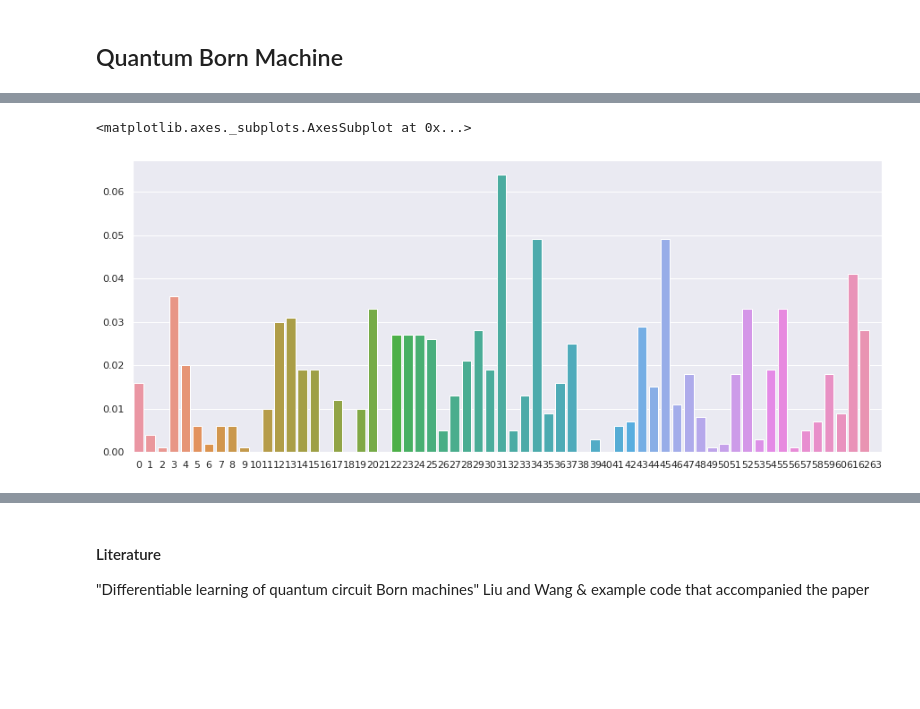
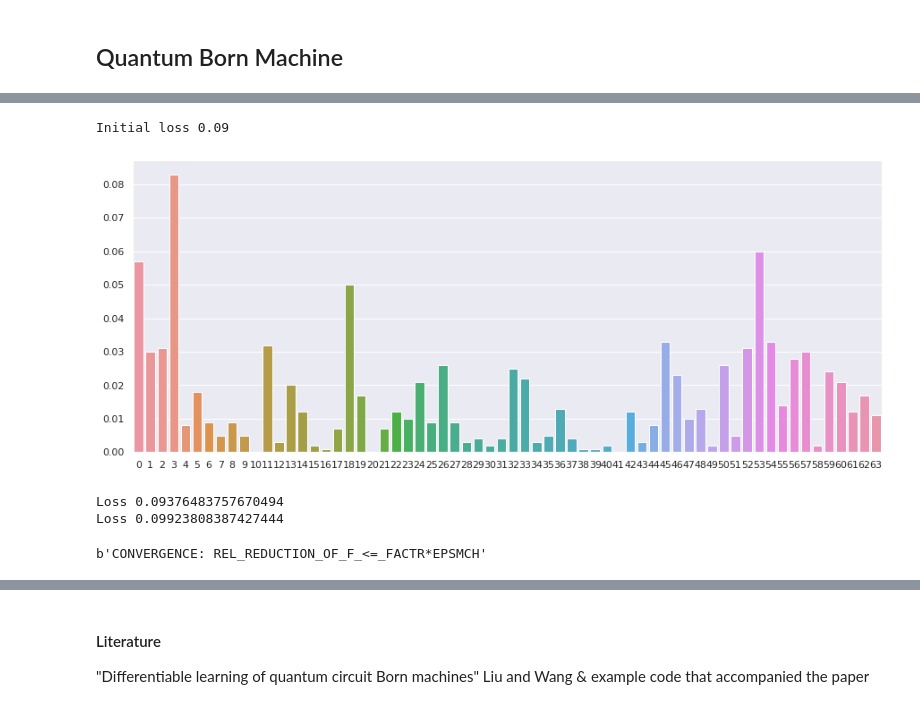
Before and after one commit to asakhnenko/EntangledSolutions, a Jupyter notebook: deep_learning/q_born_machine_qiskit.ipynb, the cells around one changed output, grey strips where cells are left out. Cells and saved outputs as stored; diff of their text form; code cells hidden in the pictures; blank space fills up the shorter version.

```diff
--- a/deep_learning/q_born_machine_qiskit.ipynb
+++ b/deep_learning/q_born_machine_qiskit.ipynb
@@ -43,11 +43,7 @@ class MMDLoss:
         self.kernel = kernel_func(basis, basis, sigmas)
 
     def __call__(self, p_x, p_y):
-        p_xy = p_x - p_y
-        return self.kernel_expect(p_xy, p_xy)
-
-    def kernel_expect(self, p_x, p_y):
-        return p_x @ self.kernel @ p_y
+        return (p_x - p_y) @ self.kernel @ (p_x - p_y)
 
 
 def get_kernel(x, y, sigmas):
@@ -153,11 +161,31 @@ model.circuit.draw()
 # %%
-params = {}
+init_params = np.array([])
 for key in model.params.keys():
-    params[key] = np.random.random()
+    init_params = np.append(init_params, np.random.random())
 
-distribution = model.get_probablities(params)
-
+distribution = model.get_probablities(init_params)
+model.set_target(data)
 sns.barplot(x = np.arange(len(distribution)), y = distribution)
+print("Initial loss {0:0.2f}".format(model.loss(init_params)))
 # %% [output]
-<matplotlib.axes._subplots.AxesSubplot at 0x...>
+Initial loss 0.09
-[figure, old version]
+[figure, new version]
+# %%
+from scipy.optimize import minimize
+
+def callback(x, *args, **kwargs):
+    print("Loss {}".format(model.loss(x)))
+
+result = minimize(model.loss, x0=init_params, method='L-BFGS-B',
+                  jac=model.gradient, tol=1e-12,
+                  options={
+                      'maxiter': 20
+                      },
+                  callback=callback)
+# %% [output]
+Loss 0.09376483757670494
+Loss 0.09923808387427444
+# %%
+result.message
+# %% [output]
+b'CONVERGENCE: REL_REDUCTION_OF_F_<=_FACTR*EPSMCH'
```
Also changed, not shown: parts of 4 cells of this notebook.
